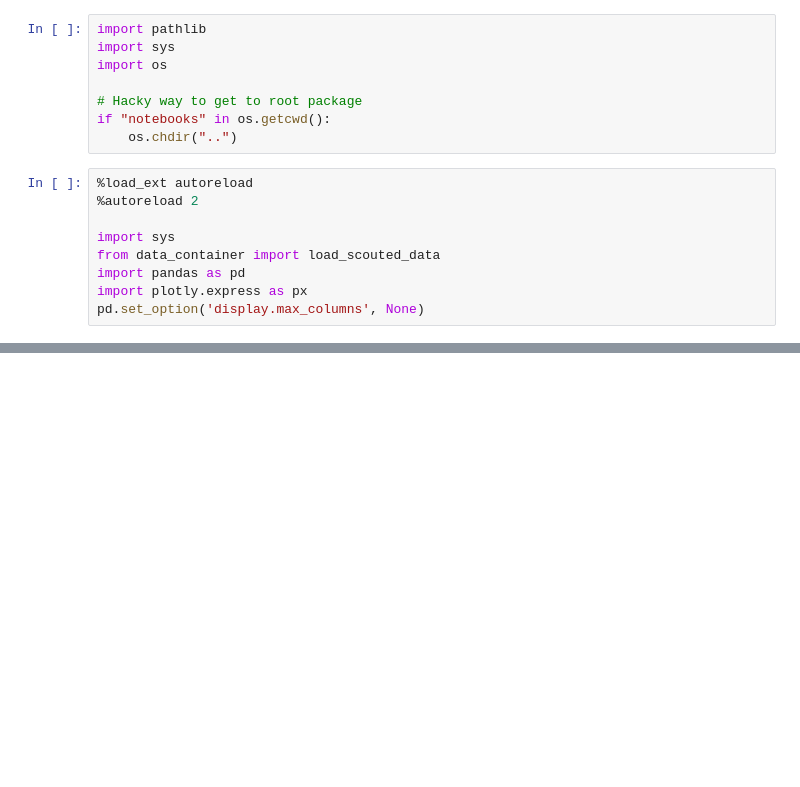
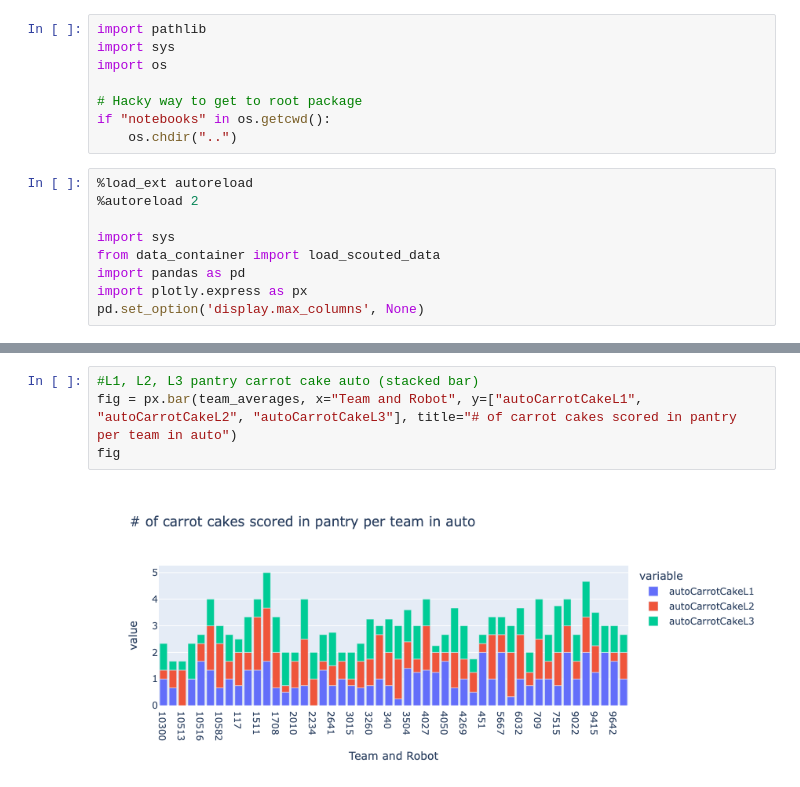
Before and after one commit to GirlsOfSteelRobotics/2026BunnyBotsScouting, a Jupyter notebook: notebooks/jinjin.ipynb, the cells around one changed output, grey strips where cells are left out. Saved outputs shown, nothing was run; the diff lists cells and outputs as text; blank space fills up the shorter version.

Commit message:
inputed carrot pantry and oven tele and auto into the app :)

```diff
--- a/notebooks/jinjin.ipynb
+++ b/notebooks/jinjin.ipynb
@@ -29,0 +64,6 @@ fig
+# %%
+#L1, L2, L3 pantry carrot cake auto (stacked bar)
+fig = px.bar(team_averages, x="Team and Robot", y=["autoCarrotCakeL1", "autoCarrotCakeL2", "autoCarrotCakeL3"], title="# of carrot cakes scored in pantry per team in auto")
+fig
+# %% [output]
+[figure, added]
```
Also changed, not shown: parts of 16 cells of this notebook, 2 other files.
